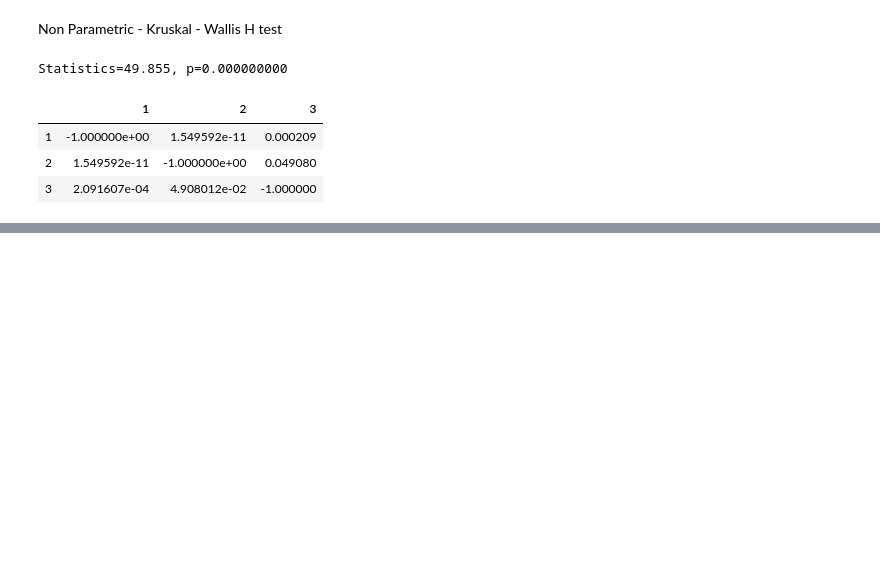
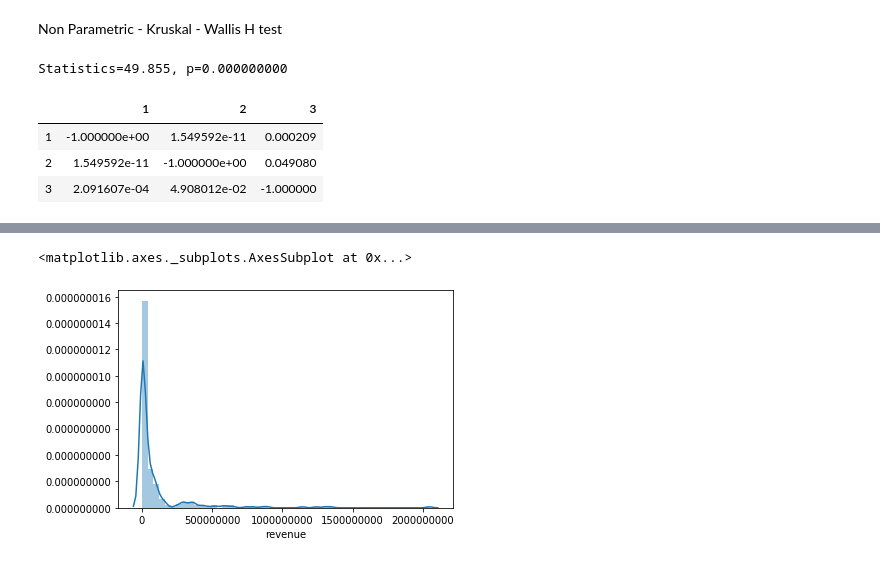
Before and after one commit to joekryan/FlatironMod3Project, a Jupyter notebook: Hypothesis Testing Jahir.ipynb, the cells around one changed output, grey strips where cells are left out. Saved outputs shown, nothing was run; the diff lists cells and outputs as text; code cells hidden in the pictures; blank space fills up the shorter version.

```diff
--- a/Hypothesis Testing Jahir.ipynb
+++ b/Hypothesis Testing Jahir.ipynb
@@ -544,0 +730,6 @@ sp.posthoc_dunn([comedy, drama, drama_comedy], p_adjust = 'holm')
+# %%
+plt.ticklabel_format(style='plain')
+sns.distplot(df_revenue['revenue'])
+# %% [output]
+<matplotlib.axes._subplots.AxesSubplot at 0x...>
+[figure, added]
```
Also changed, not shown: parts of 59 cells of this notebook, 1 other file.
